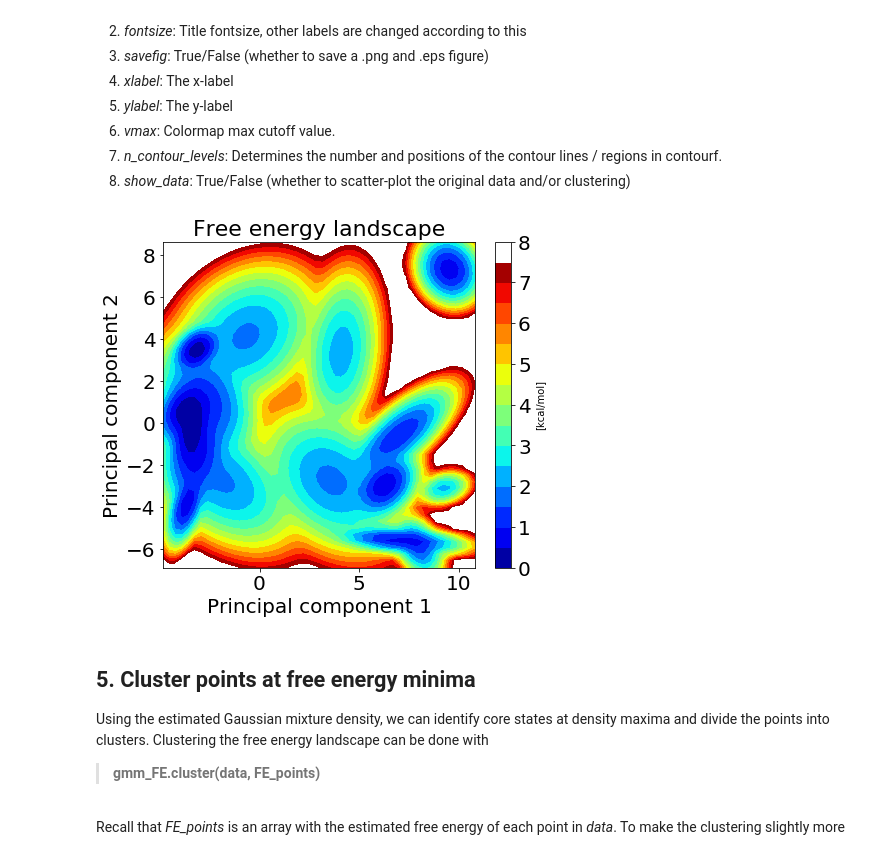
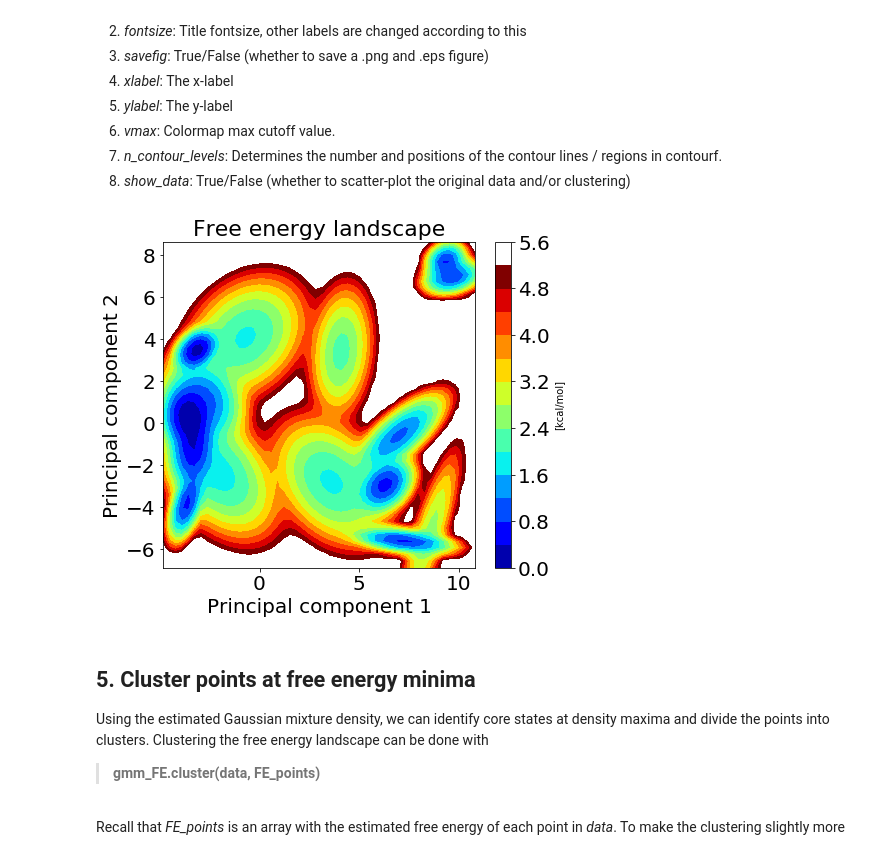
Before and after one commit to anniewesterlund/InfleCS-free-energy-clustering-tutorial, a Jupyter notebook: GMM_free_energy_clustering_tutorial.ipynb, the cells around one changed output. Saved outputs shown, nothing was run; the diff lists cells and outputs as text; code cells hidden in the pictures.

```diff
--- a/GMM_free_energy_clustering_tutorial.ipynb
+++ b/GMM_free_energy_clustering_tutorial.ipynb
@@ -118,9 +118,9 @@ To visualize the estimated free energy landscape, we call the *visualize* functi
 7. *n_contour_levels*: Determines the number and positions of the contour lines / regions in contourf.
 8. *show_data*: True/False (whether to scatter-plot the original data and/or clustering)
 # %%
-gmm_FE.visualize(savefig=False, xlabel='Principal component 1', ylabel='Principal component 2')
+gmm_FE.visualize(savefig=False, vmax=5, xlabel='Principal component 1', ylabel='Principal component 2')
 # %% [output]
-[figure, old version]
+[figure, new version]
 # %% [markdown]
 ## 5. Cluster points at free energy minima
 Using the estimated Gaussian mixture density, we can identify core states at density maxima and divide the points into clusters. Clustering the free energy landscape can be done with
```
Also changed, not shown: parts of 3 cells of this notebook, 1 other file.
